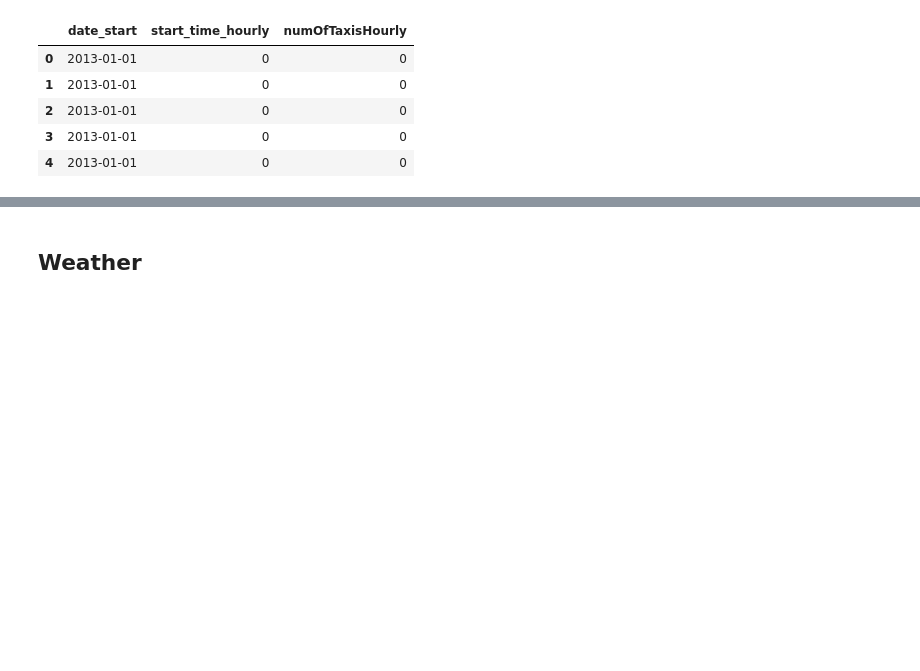
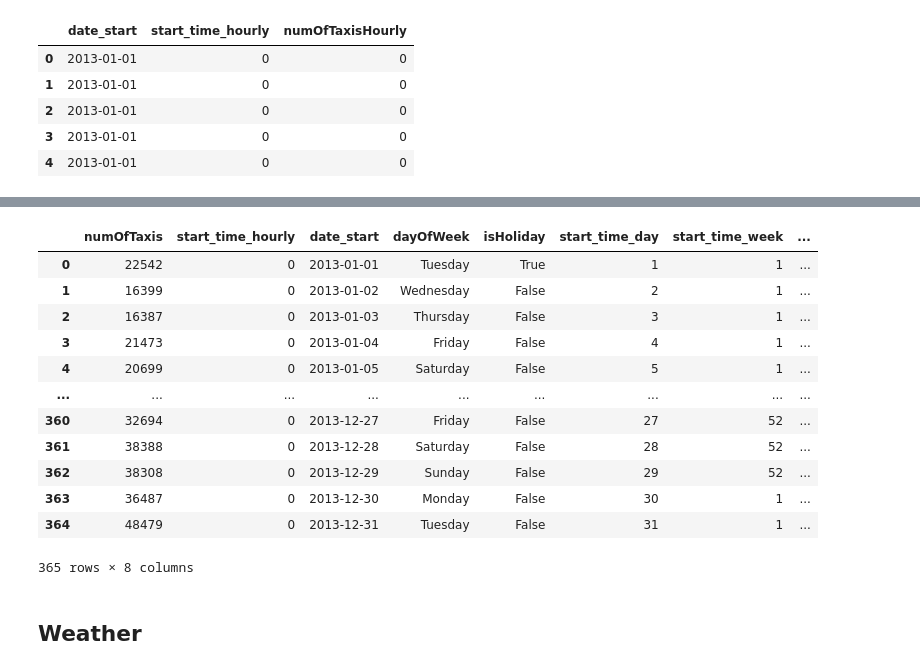
Before and after one commit to Hannah2800/AAA_2023_AdvancedPythonPandas, a Jupyter notebook: Task 1 - Data Cleaning and Preparation.ipynb, the cells around one changed output, grey strips where cells are left out. Drawn from its saved outputs; the diff is of its cells as text; code cells hidden in the pictures; blank space fills up the shorter version.

```diff
--- a/Task 1 - Data Cleaning and Preparation.ipynb
+++ b/Task 1 - Data Cleaning and Preparation.ipynb
@@ -750,0 +747,4 @@ df_chicago_hourly
+# %%
+df_chicago_hourly.drop_duplicates(subset=['Trip_Start_Timestamp'], inplace = True)
+# %%
+df_chicago_hourly = df_chicago_hourly.reset_index(drop = True)
@@ -751,3 +767,55 @@ df_chicago_hourly
+# %%
+def period(df, period):
+
+    #df_period = df[["date_start", "start_time_hourly"]]
+    #df_period['numOfTaxis'] = 0
+    num_groups = len(df) // period
+
+    # Initialize an empty DataFrame for the results
+    df_period = pd.DataFrame()
+
+    # Iterate over the groups and sum the 'x' column
+    for i in range(num_groups):
+        group_start = i * period  # Starting index of the group
+        group_end = (i + 1) * period  # Ending index of the group
+        group_sum = df.iloc[group_start:group_end]['numOfTaxisHourly'].sum()  # Sum the 'x' column in the group
+        group_data = pd.DataFrame({'numOfTaxisHourly': [group_sum],
+                        'start_time_hourly': [df.iloc[group_start]['start_time_hourly']],
+                        'date_start': [df.iloc[group_start]['date_start']],
+                        'dayOfWeek': [df.iloc[group_start]['dayOfWeek']],
+                        'isHoliday': [df.iloc[group_start]['isHoliday']],
+                        'start_time_day': [df.iloc[group_start]['start_time_day']],
+                        'start_time_week': [df.iloc[group_start]['start_time_week']],
+                        'start_time_month': [df.iloc[group_start]['start_time_month']],
+                        'start_time_day': [df.iloc[group_start]['start_time_day']]
+
+
+
+                                 })
+        # Create a DataFrame with the summed 'x' value
+        df_period = pd.concat([df_period, group_data], ignore_index=True)
+
+    df_period.rename(columns = {'numOfTaxisHourly':'numOfTaxis'},inplace=True)
+
+    return df_period
+# %%
+df =  period(df_chicago_hourly, 24)
+# %%
+df
+# %% [output]
+|  | numOfTaxis | start_time_hourly | date_start | dayOfWeek | isHoliday | start_time_day | start_time_week | ... |
+| 0 | 22542 | 0 | 2013-01-01 | Tuesday | True | 1 | 1 | ... |
+| 1 | 16399 | 0 | 2013-01-02 | Wednesday | False | 2 | 1 | ... |
+| 2 | 16387 | 0 | 2013-01-03 | Thursday | False | 3 | 1 | ... |
+| 3 | 21473 | 0 | 2013-01-04 | Friday | False | 4 | 1 | ... |
+| 4 | 20699 | 0 | 2013-01-05 | Saturday | False | 5 | 1 | ... |
+| ... | ... | ... | ... | ... | ... | ... | ... | ... |
+| 360 | 32694 | 0 | 2013-12-27 | Friday | False | 27 | 52 | ... |
+| 361 | 38388 | 0 | 2013-12-28 | Saturday | False | 28 | 52 | ... |
+| 362 | 38308 | 0 | 2013-12-29 | Sunday | False | 29 | 52 | ... |
+| 363 | 36487 | 0 | 2013-12-30 | Monday | False | 30 | 1 | ... |
+| 364 | 48479 | 0 | 2013-12-31 | Tuesday | False | 31 | 1 | ... |
+365 rows × 8 columns
 # %% [markdown]
 ## Weather
 # %%
```
Also changed, not shown: parts of 24 cells of this notebook.
